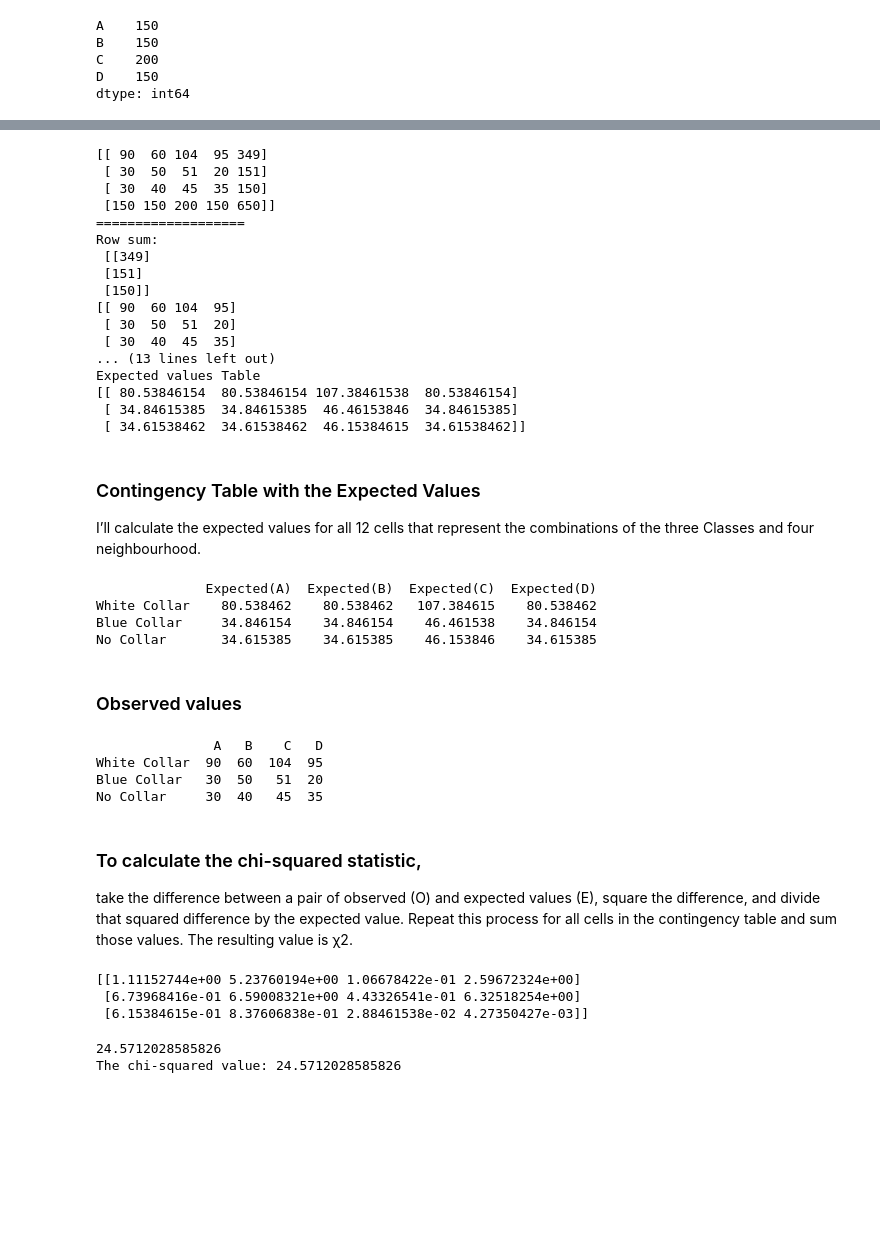
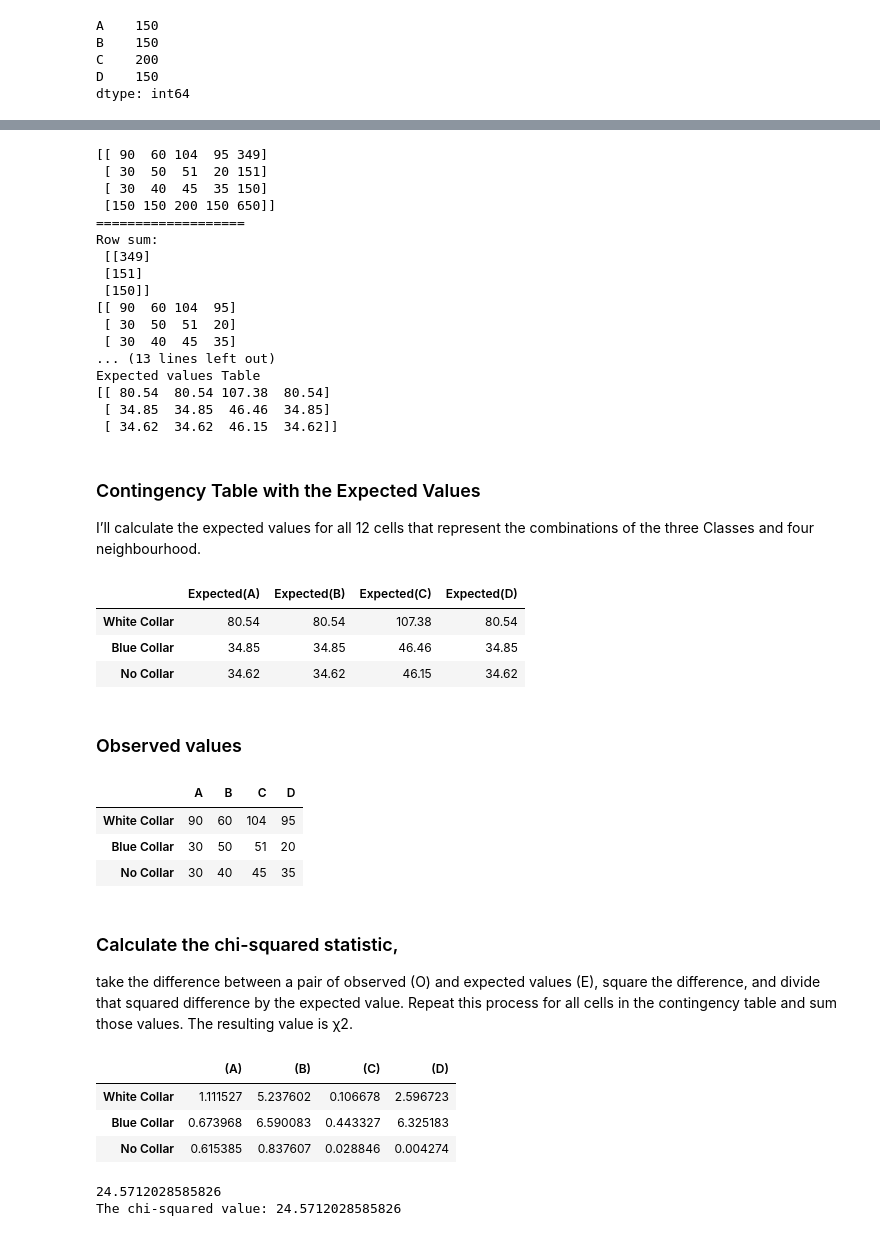
Before and after one commit to Freeha-S/Tasks-2020, a Jupyter notebook: task-2020.ipynb, the cells around one changed output, grey strips where cells are left out. Drawn from its saved outputs; the diff is of its cells as text; code cells hidden in the pictures; blank space fills up the shorter version.

```diff
--- a/task-2020.ipynb
+++ b/task-2020.ipynb
@@ -475,7 +478,7 @@ result= columnSum * rowSum/650
 #result = np.sqrt((arr**2).reshape(arr.shape[0],-1,3).sum(axis=-1))/times[:,None]
 #result = pd.DataFrame(result, columns=['Velocity_%s'%(x,) for x in list('AB')])
 #source: modified from https://stackoverflow.com/a/20875641
-print(result)
+print(result.round(2))
 # %% [output]
 [[ 90  60 104  95 349]
  [ 30  50  51  20 151]
@@ -491,39 +494,41 @@ Row sum:
  [ 30  40  45  35]
 ... (13 lines left out)
 Expected values Table
-[[ 80.53846154  80.53846154 107.38461538  80.53846154]
- [ 34.84615385  34.84615385  46.46153846  34.84615385]
- [ 34.61538462  34.61538462  46.15384615  34.61538462]]
+[[ 80.54  80.54 107.38  80.54]
+ [ 34.85  34.85  46.46  34.85]
+ [ 34.62  34.62  46.15  34.62]]
 # %% [markdown]
 ### Contingency Table with the Expected Values
 I’ll calculate the expected values for all 12 cells that represent the combinations of the three Classes and four neighbourhood.
 # %%
 result1 = pd.DataFrame(result, columns=['Expected(%s)'%(x,) for x in list('ABCD')], index =['White Collar','Blue Collar','No Collar'])
-print(result1)
+result1.round(2)
 # %% [output]
-              Expected(A)  Expected(B)  Expected(C)  Expected(D)
-White Collar    80.538462    80.538462   107.384615    80.538462
-Blue Collar     34.846154    34.846154    46.461538    34.846154
-No Collar       34.615385    34.615385    46.153846    34.615385
+|  | Expected(A) | Expected(B) | Expected(C) | Expected(D) |
+| White Collar | 80.54 | 80.54 | 107.38 | 80.54 |
+| Blue Collar | 34.85 | 34.85 | 46.46 | 34.85 |
+| No Collar | 34.62 | 34.62 | 46.15 | 34.62 |
 # %% [markdown]
 ### Observed values
-# %%
-print(df)
-# %% [output]
-               A   B    C   D
-White Collar  90  60  104  95
-Blue Collar   30  50   51  20
-No Collar     30  40   45  35
+# %%
+df
+# %% [output]
+|  | A | B | C | D |
+| White Collar | 90 | 60 | 104 | 95 |
+| Blue Collar | 30 | 50 | 51 | 20 |
+| No Collar | 30 | 40 | 45 | 35 |
 # %% [markdown]
-### To calculate the chi-squared statistic,
+### Calculate the chi-squared statistic,
 take the difference between a pair of observed (O) and expected values (E), square the difference, and divide that squared difference by the expected value. Repeat this process for all cells in the contingency table and sum those values. The resulting value is χ2.
 # %%
 arr=df.values
 table_result=np.square(arr-result)/result
-print(table_result)
+result2 = pd.DataFrame(table_result, columns=['(%s)'%(x,) for x in list('ABCD')], index =['White Collar','Blue Collar','No Collar'])
+result2
 # %% [output]
-[[1.11152744e+00 5.23760194e+00 1.06678422e-01 2.59672324e+00]
- [6.73968416e-01 6.59008321e+00 4.43326541e-01 6.32518254e+00]
- [6.15384615e-01 8.37606838e-01 2.88461538e-02 4.27350427e-03]]
+|  | (A) | (B) | (C) | (D) |
+| White Collar | 1.111527 | 5.237602 | 0.106678 | 2.596723 |
+| Blue Collar | 0.673968 | 6.590083 | 0.443327 | 6.325183 |
+| No Collar | 0.615385 | 0.837607 | 0.028846 | 0.004274 |
 # %%
 print(table_result.sum())
```
Also changed, not shown: parts of 67 cells of this notebook.
